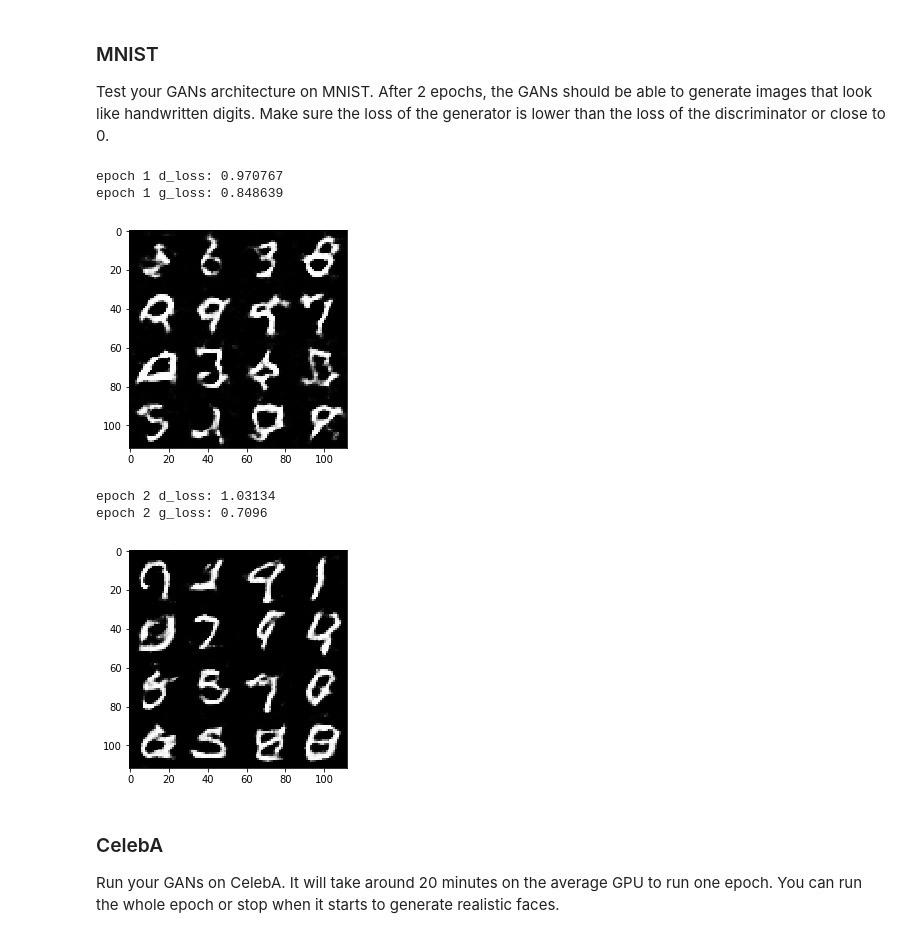
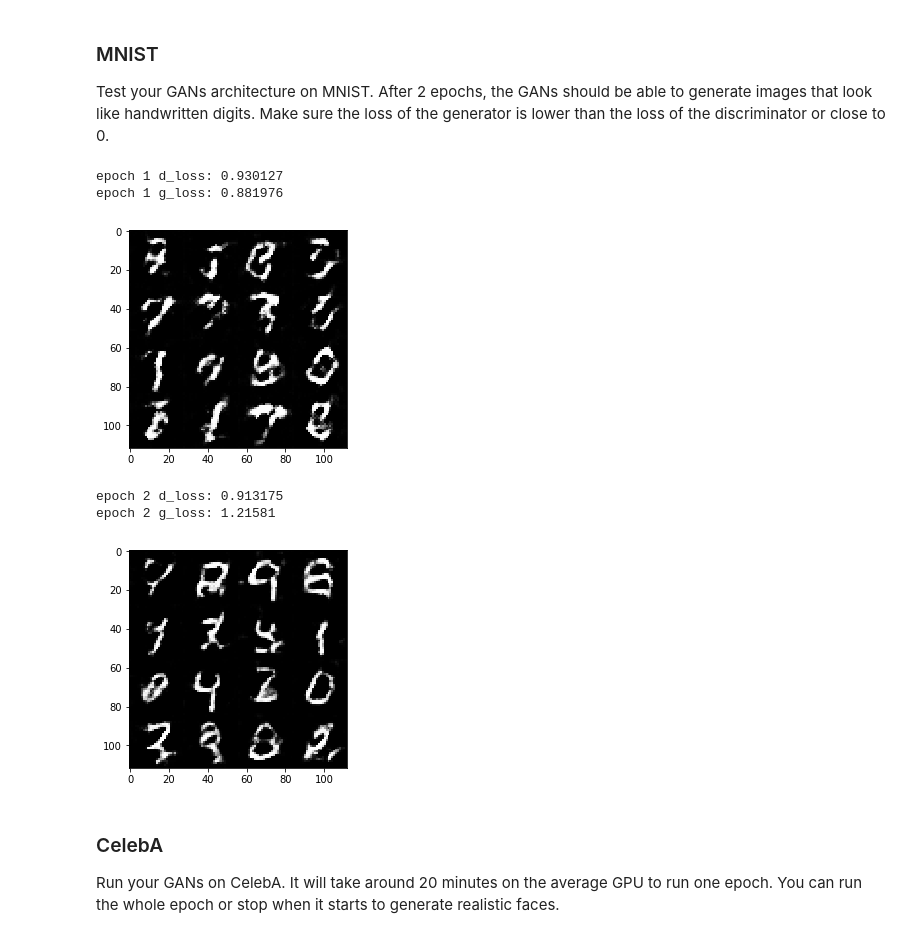
Before and after one commit to watseob/DeepLearning, a Jupyter notebook: P5-FaceGeneration/dlnd_face_generation.ipynb, the cells around one changed output. Cells and saved outputs as stored; diff of their text form; code cells hidden in the pictures.

```diff
--- a/P5-FaceGeneration/dlnd_face_generation.ipynb
+++ b/P5-FaceGeneration/dlnd_face_generation.ipynb
@@ -362,26 +363,26 @@ Test your GANs architecture on MNIST.  After 2 epochs, the GANs should be able t
 # %%
 batch_size = 64
 z_dim = 100
-learning_rate = 0.0005
-beta1 = 0.5
+learning_rate = 0.0002
+beta1 = 0.6
 
 
 """
 DON'T MODIFY ANYTHING IN THIS CELL THAT IS BELOW THIS LINE
 """
 epochs = 2
 
 mnist_dataset = helper.Dataset('mnist', glob(os.path.join(data_dir, 'mnist/*.jpg')))
 with tf.Graph().as_default():
     train(epochs, batch_size, z_dim, learning_rate, beta1, mnist_dataset.get_batches,
           mnist_dataset.shape, mnist_dataset.image_mode)
 # %% [output]
-epoch 1 d_loss: 0.970767
-epoch 1 g_loss: 0.848639
+epoch 1 d_loss: 0.930127
+epoch 1 g_loss: 0.881976
-[figure, old version]
+[figure, new version]
-epoch 2 d_loss: 1.03134
-epoch 2 g_loss: 0.7096
+epoch 2 d_loss: 0.913175
+epoch 2 g_loss: 1.21581
-[figure, old version]
+[figure, new version]
 # %% [markdown]
 ### CelebA
 Run your GANs on CelebA.  It will take around 20 minutes on the average GPU to run one epoch.  You can run the whole epoch or stop when it starts to generate realistic faces.
```
Also changed, not shown: parts of 2 cells of this notebook, 1 other file.
